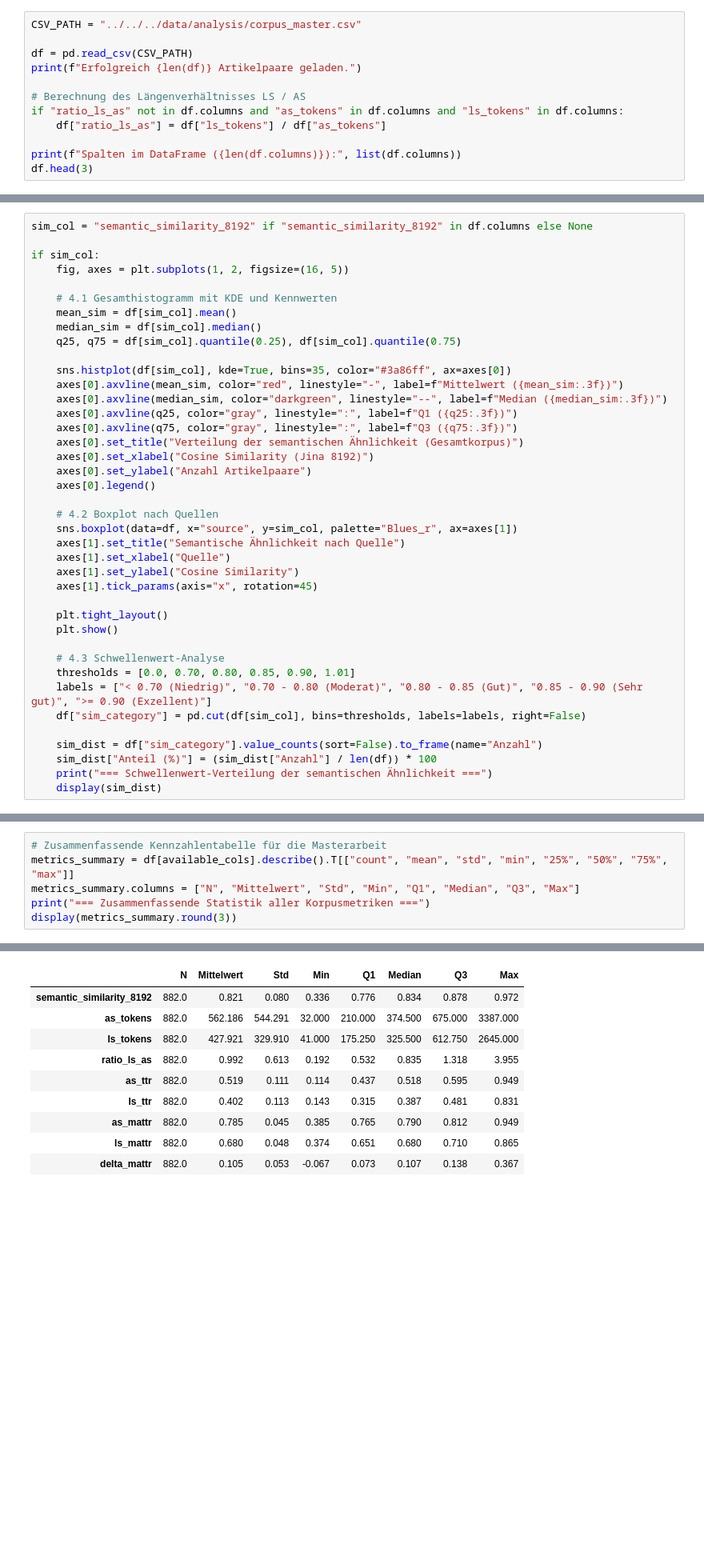
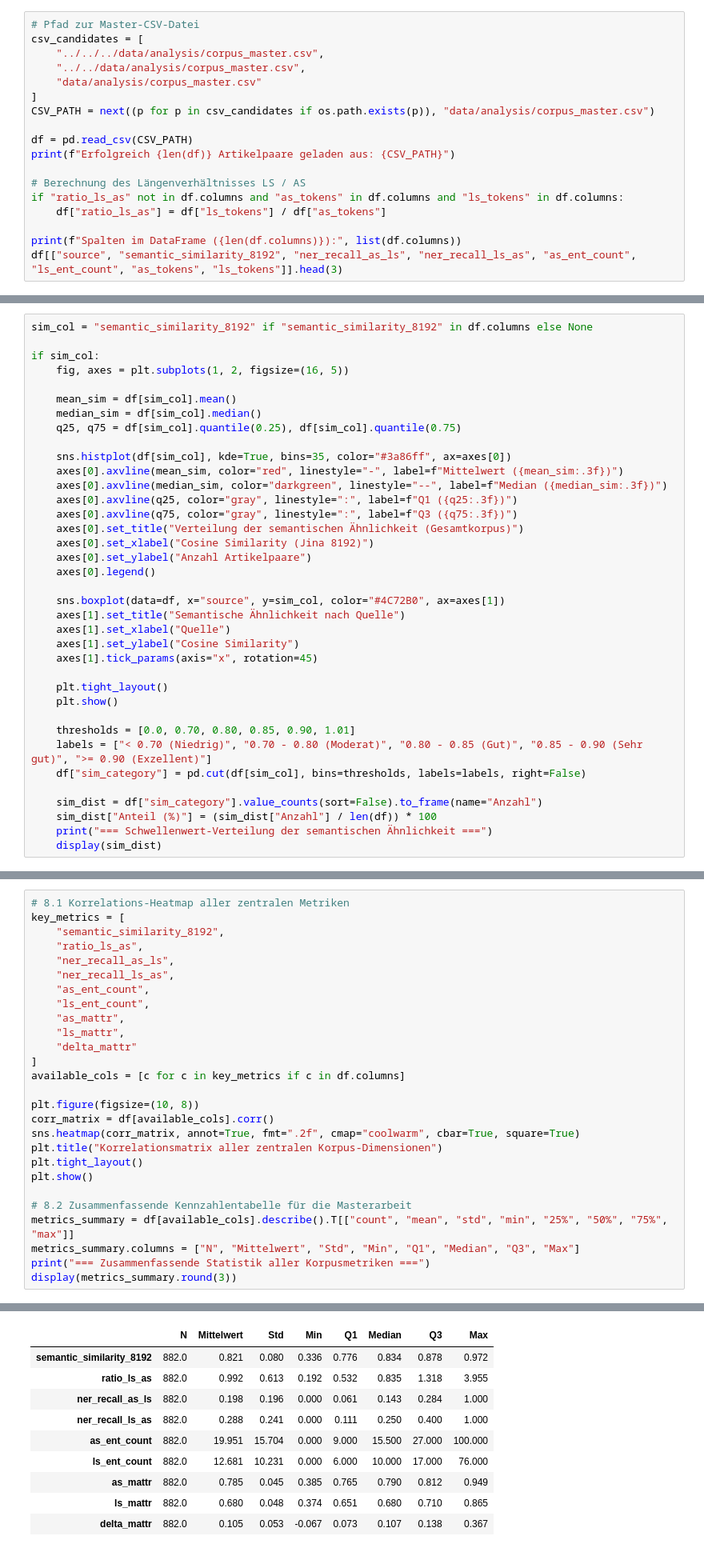
Before and after one commit to mcfiet/master-thesis, a Jupyter notebook: notebooks/research/data/corpus_analysis.ipynb, the cells around one changed output, grey strips where cells are left out. Shown at 80% size. Drawn from its saved outputs; the diff is of its cells as text; blank space fills up the shorter version.

```diff
--- a/notebooks/research/data/corpus_analysis.ipynb
+++ b/notebooks/research/data/corpus_analysis.ipynb
@@ -38,13 +45,19 @@ Wir laden die Master-CSV-Datei (`../../data/analysis/corpus_master.csv`), die al
 # %%
-CSV_PATH = "../../../data/analysis/corpus_master.csv"
+# Pfad zur Master-CSV-Datei
+csv_candidates = [
+    "../../../data/analysis/corpus_master.csv",
+    "../../data/analysis/corpus_master.csv",
+    "data/analysis/corpus_master.csv"
+]
+CSV_PATH = next((p for p in csv_candidates if os.path.exists(p)), "data/analysis/corpus_master.csv")
 
 df = pd.read_csv(CSV_PATH)
-print(f"Erfolgreich {len(df)} Artikelpaare geladen.")
+print(f"Erfolgreich {len(df)} Artikelpaare geladen aus: {CSV_PATH}")
 
 # Berechnung des Längenverhältnisses LS / AS
 if "ratio_ls_as" not in df.columns and "as_tokens" in df.columns and "ls_tokens" in df.columns:
     df["ratio_ls_as"] = df["ls_tokens"] / df["as_tokens"]
 
 print(f"Spalten im DataFrame ({len(df.columns)}):", list(df.columns))
-df.head(3)
+df[["source", "semantic_similarity_8192", "ner_recall_as_ls", "ner_recall_ls_as", "as_ent_count", "ls_ent_count", "as_tokens", "ls_tokens"]].head(3)
 # %% [output]
@@ -230,7 +276,6 @@ sim_col = "semantic_similarity_8192" if "semantic_similarity_8192" in df.columns
 if sim_col:
     fig, axes = plt.subplots(1, 2, figsize=(16, 5))
 
-    # 4.1 Gesamthistogramm mit KDE und Kennwerten
     mean_sim = df[sim_col].mean()
     median_sim = df[sim_col].median()
     q25, q75 = df[sim_col].quantile(0.25), df[sim_col].quantile(0.75)
@@ -245,8 +290,7 @@ if sim_col:
     axes[0].set_ylabel("Anzahl Artikelpaare")
     axes[0].legend()
 
-    # 4.2 Boxplot nach Quellen
-    sns.boxplot(data=df, x="source", y=sim_col, palette="Blues_r", ax=axes[1])
+    sns.boxplot(data=df, x="source", y=sim_col, color="#4C72B0", ax=axes[1])
     axes[1].set_title("Semantische Ähnlichkeit nach Quelle")
     axes[1].set_xlabel("Quelle")
     axes[1].set_ylabel("Cosine Similarity")
@@ -255,7 +299,6 @@ if sim_col:
     plt.tight_layout()
     plt.show()
 
-    # 4.3 Schwellenwert-Analyse
     thresholds = [0.0, 0.70, 0.80, 0.85, 0.90, 1.01]
     labels = ["< 0.70 (Niedrig)", "0.70 - 0.80 (Moderat)", "0.80 - 0.85 (Gut)", "0.85 - 0.90 (Sehr gut)", ">= 0.90 (Exzellent)"]
     df["sim_category"] = pd.cut(df[sim_col], bins=thresholds, labels=labels, right=False)
@@ -381,5 +654,26 @@ plt.show()
 # %%
-# Zusammenfassende Kennzahlentabelle für die Masterarbeit
+# 8.1 Korrelations-Heatmap aller zentralen Metriken
+key_metrics = [
+    "semantic_similarity_8192",
+    "ratio_ls_as",
+    "ner_recall_as_ls",
+    "ner_recall_ls_as",
+    "as_ent_count",
+    "ls_ent_count",
+    "as_mattr",
+    "ls_mattr",
+    "delta_mattr"
+]
+available_cols = [c for c in key_metrics if c in df.columns]
+
+plt.figure(figsize=(10, 8))
+corr_matrix = df[available_cols].corr()
+sns.heatmap(corr_matrix, annot=True, fmt=".2f", cmap="coolwarm", cbar=True, square=True)
+plt.title("Korrelationsmatrix aller zentralen Korpus-Dimensionen")
+plt.tight_layout()
+plt.show()
+
+# 8.2 Zusammenfassende Kennzahlentabelle für die Masterarbeit
 metrics_summary = df[available_cols].describe().T[["count", "mean", "std", "min", "25%", "50%", "75%", "max"]]
 metrics_summary.columns = ["N", "Mittelwert", "Std", "Min", "Q1", "Median", "Q3", "Max"]
 print("=== Zusammenfassende Statistik aller Korpusmetriken ===")
@@ -388,11 +683,11 @@ display(metrics_summary.round(3))
 === Zusammenfassende Statistik aller Korpusmetriken ===
 |  | N | Mittelwert | Std | Min | Q1 | Median | Q3 | Max |
 | semantic_similarity_8192 | 882.0 | 0.821 | 0.080 | 0.336 | 0.776 | 0.834 | 0.878 | 0.972 |
-| as_tokens | 882.0 | 562.186 | 544.291 | 32.000 | 210.000 | 374.500 | 675.000 | 3387.000 |
-| ls_tokens | 882.0 | 427.921 | 329.910 | 41.000 | 175.250 | 325.500 | 612.750 | 2645.000 |
 | ratio_ls_as | 882.0 | 0.992 | 0.613 | 0.192 | 0.532 | 0.835 | 1.318 | 3.955 |
-| as_ttr | 882.0 | 0.519 | 0.111 | 0.114 | 0.437 | 0.518 | 0.595 | 0.949 |
-| ls_ttr | 882.0 | 0.402 | 0.113 | 0.143 | 0.315 | 0.387 | 0.481 | 0.831 |
+| ner_recall_as_ls | 882.0 | 0.198 | 0.196 | 0.000 | 0.061 | 0.143 | 0.284 | 1.000 |
+| ner_recall_ls_as | 882.0 | 0.288 | 0.241 | 0.000 | 0.111 | 0.250 | 0.400 | 1.000 |
+| as_ent_count | 882.0 | 19.951 | 15.704 | 0.000 | 9.000 | 15.500 | 27.000 | 100.000 |
+| ls_ent_count | 882.0 | 12.681 | 10.231 | 0.000 | 6.000 | 10.000 | 17.000 | 76.000 |
 | as_mattr | 882.0 | 0.785 | 0.045 | 0.385 | 0.765 | 0.790 | 0.812 | 0.949 |
 | ls_mattr | 882.0 | 0.680 | 0.048 | 0.374 | 0.651 | 0.680 | 0.710 | 0.865 |
 | delta_mattr | 882.0 | 0.105 | 0.053 | -0.067 | 0.073 | 0.107 | 0.138 | 0.367 |
```
Also changed, not shown: parts of 24 cells of this notebook.
